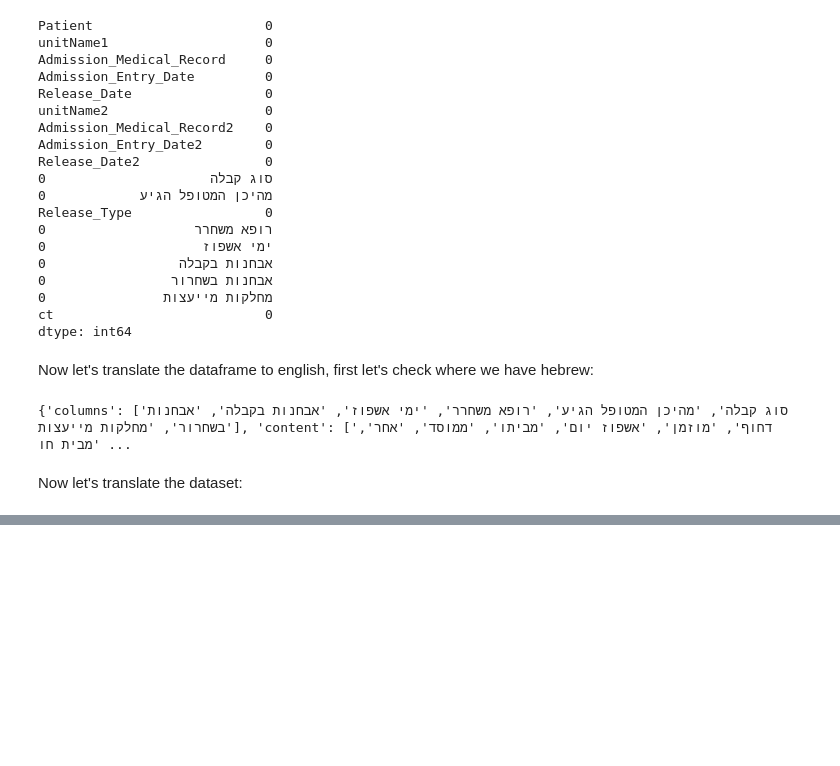
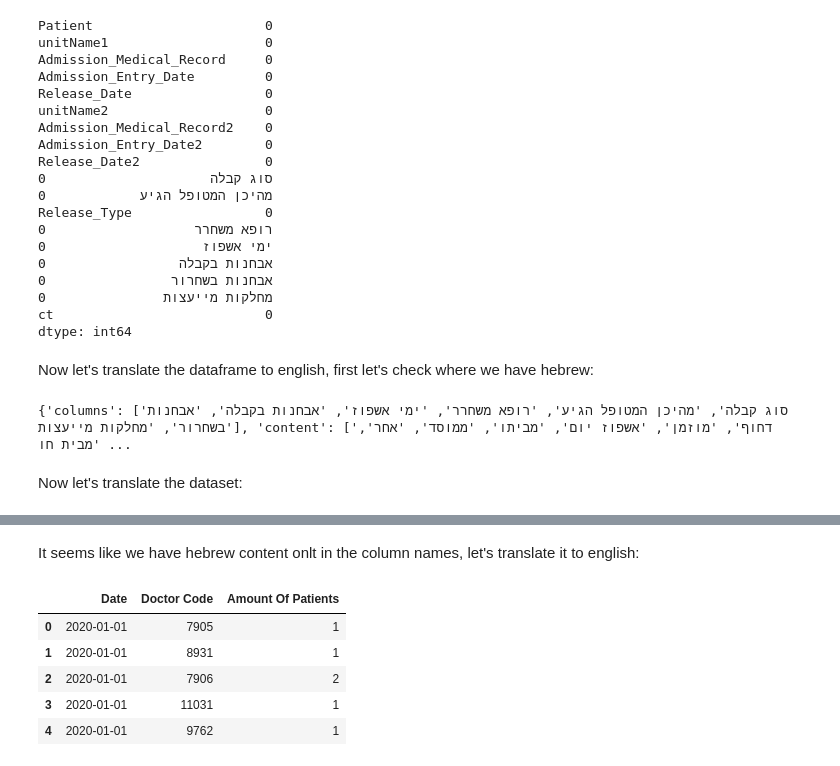
Before and after one commit to RyanWri/data-science2-lab-final-project, a Jupyter notebook: src/team_11/team11_results.ipynb, the cells around one changed output, grey strips where cells are left out. Drawn from its saved outputs; the diff is of its cells as text; code cells hidden in the pictures; blank space fills up the shorter version.

```diff
--- a/src/team_11/team11_results.ipynb
+++ b/src/team_11/team11_results.ipynb
@@ -135,0 +160,12 @@ hospitalization_df_clean_translated.to_excel(r'task7/hospitalization2_translated
+# %% [markdown]
+It seems like we have hebrew content onlt in the column names, let's translate it to english:
+# %%
+hdoctor_df_translated = translate_dataframe(hdoctor_df,translation_dict=Task13.TRANSLATOR)
+hdoctor_df_translated.head()
+# %% [output]
+|  | Date | Doctor Code | Amount Of Patients |
+| 0 | 2020-01-01 | 7905 | 1 |
+| 1 | 2020-01-01 | 8931 | 1 |
+| 2 | 2020-01-01 | 7906 | 2 |
+| 3 | 2020-01-01 | 11031 | 1 |
+| 4 | 2020-01-01 | 9762 | 1 |
```
Also changed, not shown: parts of 14 cells of this notebook, 4 other files.
